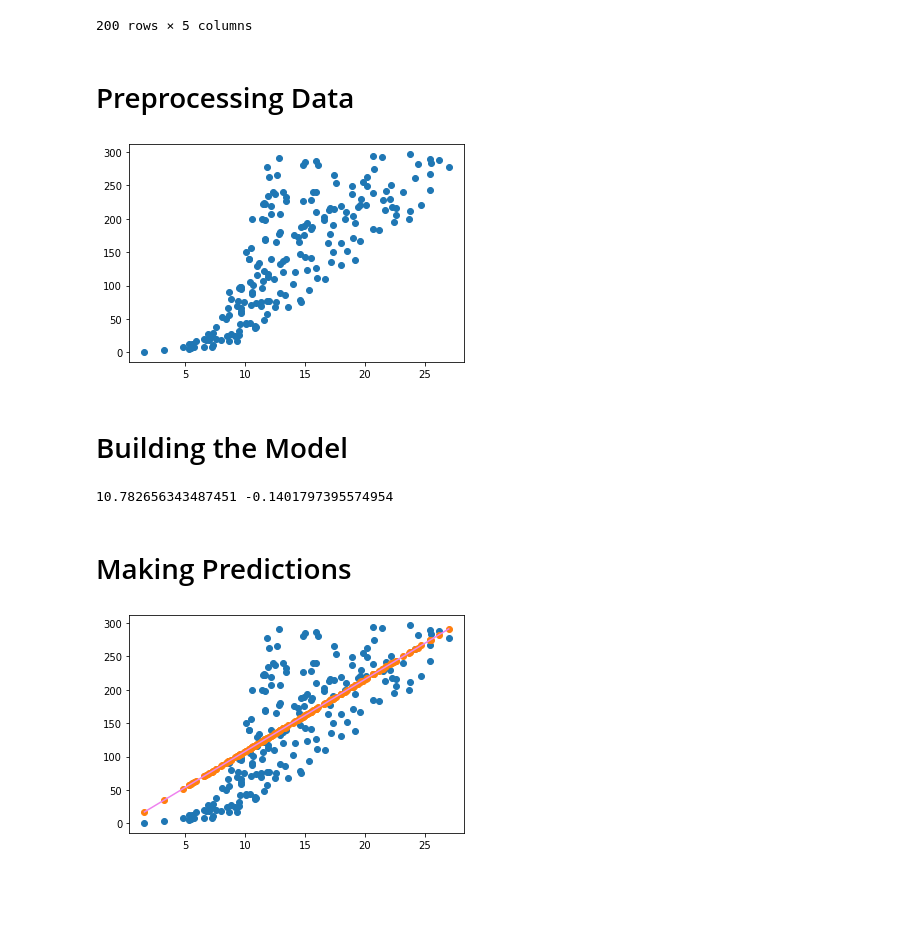
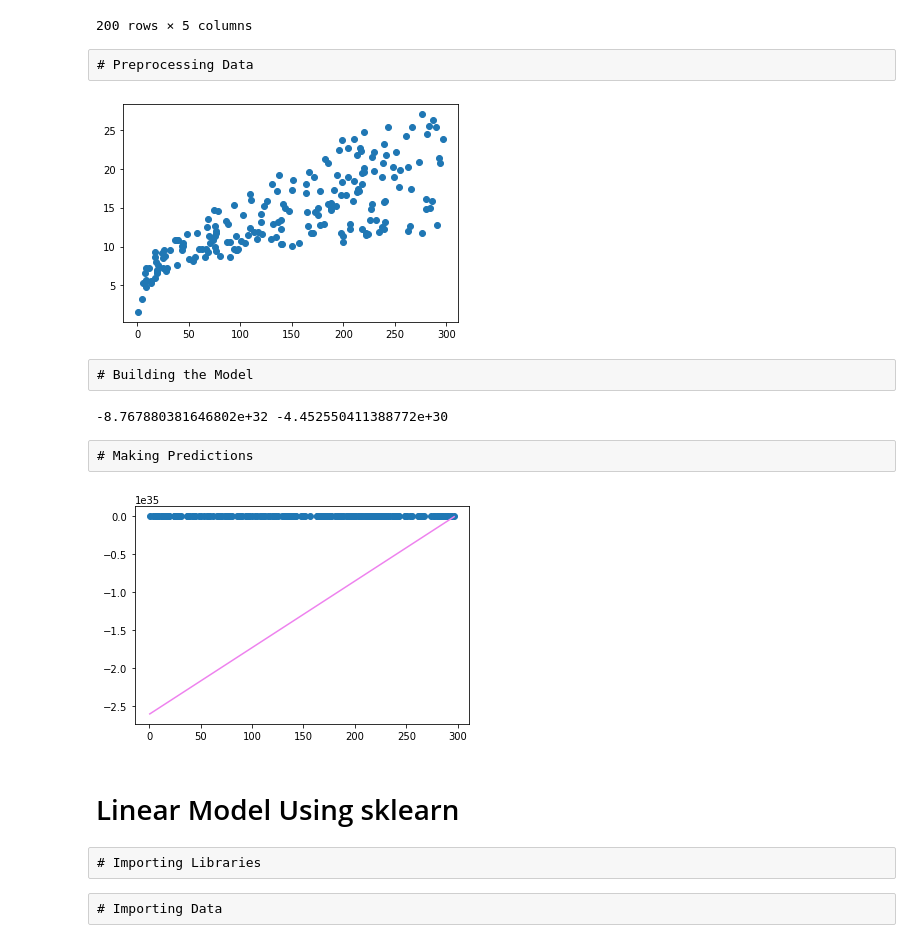
Before and after one commit to Pauweee/LR---Gradient-Descent, a Jupyter notebook: Gradient Descent - Advertising.ipynb, the cells around one changed output. Cells and saved outputs as stored; diff of their text form; code cells hidden in the pictures; blank space fills up the shorter version.

```diff
--- a/Gradient Descent - Advertising.ipynb
+++ b/Gradient Descent - Advertising.ipynb
@@ -27,19 +27,19 @@ data
 | 198 | 199 | 283.6 | 42.0 | 66.2 | 25.5 |
 | 199 | 200 | 232.1 | 8.6 | 8.7 | 13.4 |
 200 rows × 5 columns
-# %% [markdown]
-# Preprocessing Data
+# %% [raw]
+# Preprocessing Data
 # %%
 #Assigning dependent variable as x and response varible as y
-x = data.iloc[:, 4]
-y = data.iloc[:, 1]
+X = data.iloc[:, 1].values
+Y = data.iloc[:, 4].values
 #Show the scatterplot
-plt.scatter(x, y)
+plt.scatter(X, Y)
 plt.show()
 # %% [output]
-[figure, old version]
+[figure, new version]
-# %% [markdown]
-# Building the Model
+# %% [raw]
+# Building the Model
 # %%
 #Assign m and c as 0 initially
 m = 0
@@ -47,19 +47,19 @@ c = 0
 
 #Learning Rate and Iteration
 L = 0.0001
-epochs = 1000
+epochs = 50
 
 #Number of elements in x
-n = float(len(x))
+n = float(len(X))
 
 #Gradient Descent
 for i in range(epochs):
     #Currebt predicted value of y
-    ypred = m*x + c
+    ypred = m*X + c
 
     #Partial derivative of cost function with respect to m and c
-    dm = (-2/n) * sum(x * (y - ypred))
-    dc = (-2/n) * sum(y - ypred)
+    dm = (-2/n) * sum(X * (Y - ypred))
+    dc = (-2/n) * sum(Y - ypred)
 
     #Update the current value of m and c
     m = m - L * dm
@@ -68,17 +68,20 @@ for i in range(epochs):
 #Print m and that has the lowest number of error
 print (m, c)
 # %% [output]
-10.782656343487451 -0.1401797395574954
+-8.767880381646802e+32 -4.452550411388772e+30
-# %% [markdown]
-# Making Predictions
+# %% [raw]
+# Making Predictions
 # %%
 #Making predictions with the new m and c
-ypred = m*x + c
+ypred = m*X + c
 
 #Plot the data with the regression line and predicted value points
-plt.scatter(x, y)
-plt.scatter(x, ypred) #predicted value points
-plt.plot([min(x), max(x)], [min(ypred), max(ypred)], color='violet') #regression line
+plt.scatter(X, Y)
+plt.plot([min(X), max(X)], [min(ypred), max(ypred)], color='violet') #regression line
 plt.show()
 # %% [output]
-[figure, old version]
+[figure, new version]
+# %% [markdown]
+# Linear Model Using sklearn
+# %% [raw]
+# Importing Libraries
@@ -84,0 +92,2 @@ plt.show()
+# %% [raw]
+# Importing Data
```
Also changed, not shown: parts of 16 cells of this notebook.
